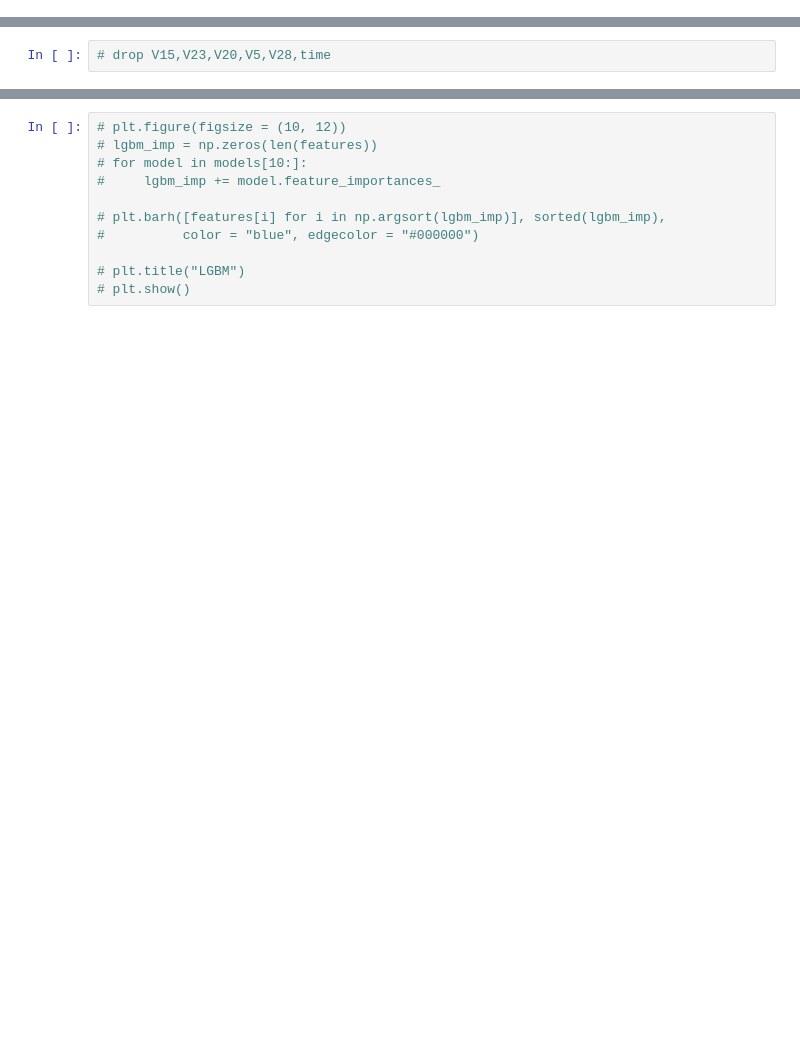
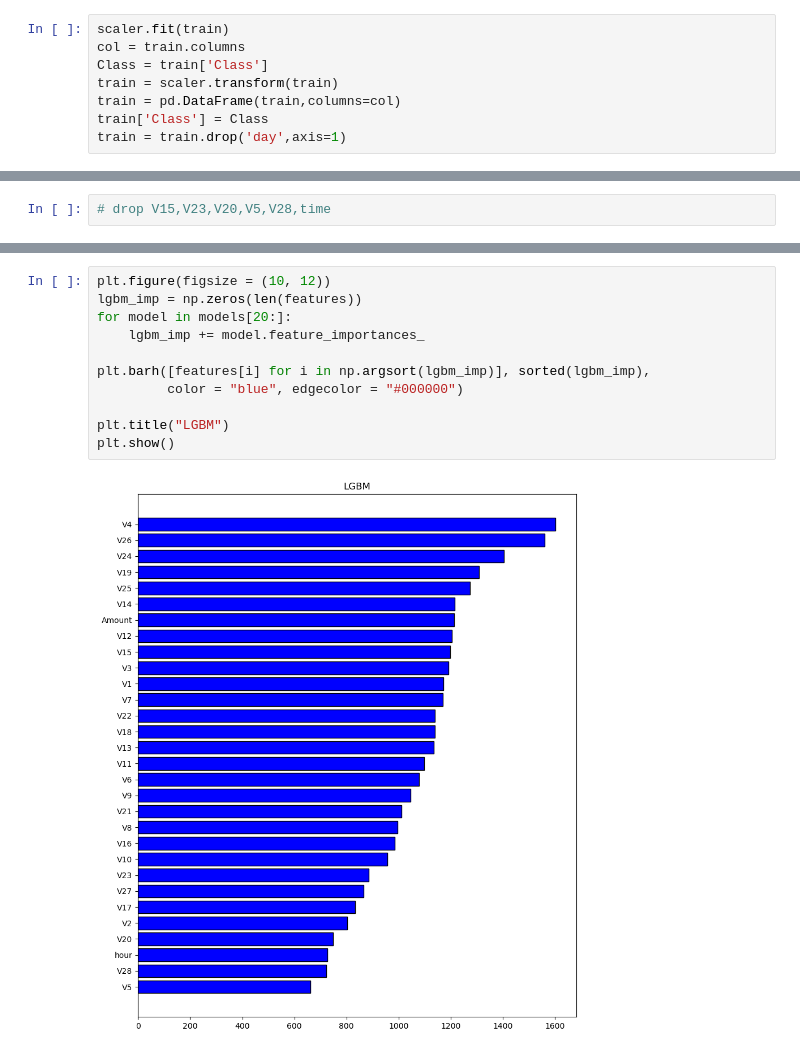
Before and after one commit to jjh0987/MyProject, a Jupyter notebook: pythonProject/kaggle/playground epi4/cat.ipynb, the cells around one changed output, grey strips where cells are left out. Drawn from its saved outputs; the diff is of its cells as text; blank space fills up the shorter version.

```diff
--- a/pythonProject/kaggle/playground epi4/cat.ipynb
+++ b/pythonProject/kaggle/playground epi4/cat.ipynb
@@ -85,0 +81,8 @@ train = train.reset_index(drop=True)
+# %%
+scaler.fit(train)
+col = train.columns
+Class = train['Class']
+train = scaler.transform(train)
+train = pd.DataFrame(train,columns=col)
+train['Class'] = Class
+train = train.drop('day',axis=1)
@@ -489,14 +743,16 @@ plt.show()
 # %%
-# plt.figure(figsize = (10, 12))
-# lgbm_imp = np.zeros(len(features))
-# for model in models[10:]:
-#     lgbm_imp += model.feature_importances_
+plt.figure(figsize = (10, 12))
+lgbm_imp = np.zeros(len(features))
+for model in models[20:]:
+    lgbm_imp += model.feature_importances_
 
-# plt.barh([features[i] for i in np.argsort(lgbm_imp)], sorted(lgbm_imp),
-#          color = "blue", edgecolor = "#000000")
+plt.barh([features[i] for i in np.argsort(lgbm_imp)], sorted(lgbm_imp),
+         color = "blue", edgecolor = "#000000")
 
-# plt.title("LGBM")
-# plt.show()
+plt.title("LGBM")
+plt.show()
+# %% [output]
+[figure, added]
 # %%
 cat_preds = []
 xgb_preds = []
```
Also changed, not shown: parts of 49 cells of this notebook, 28 other files.
